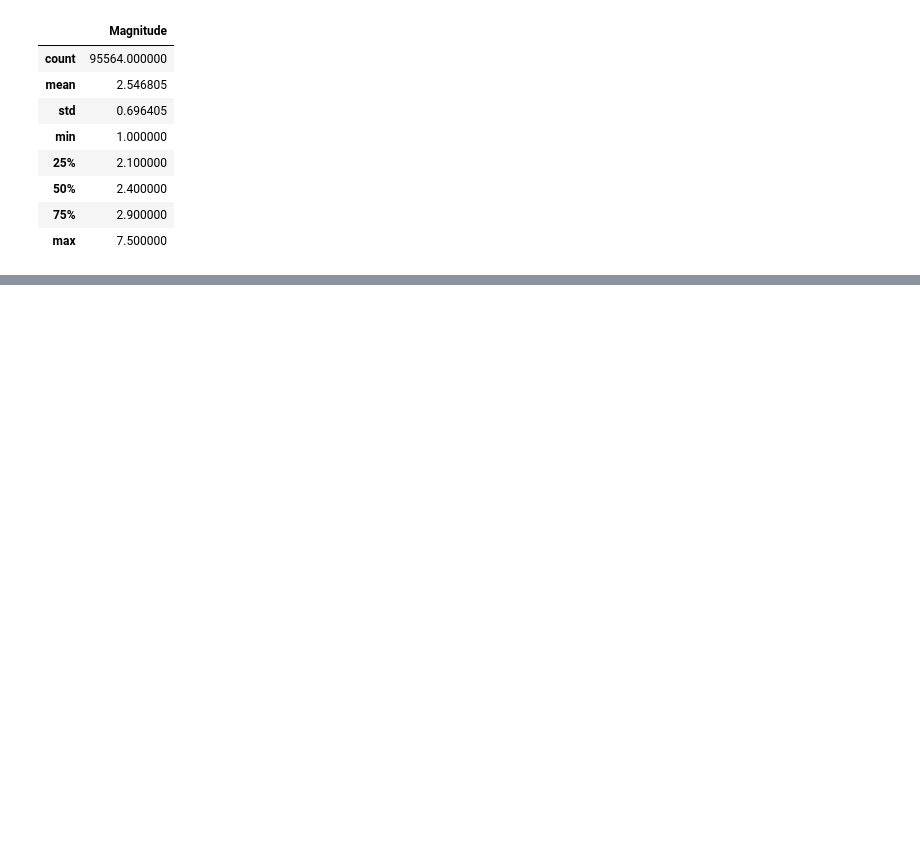
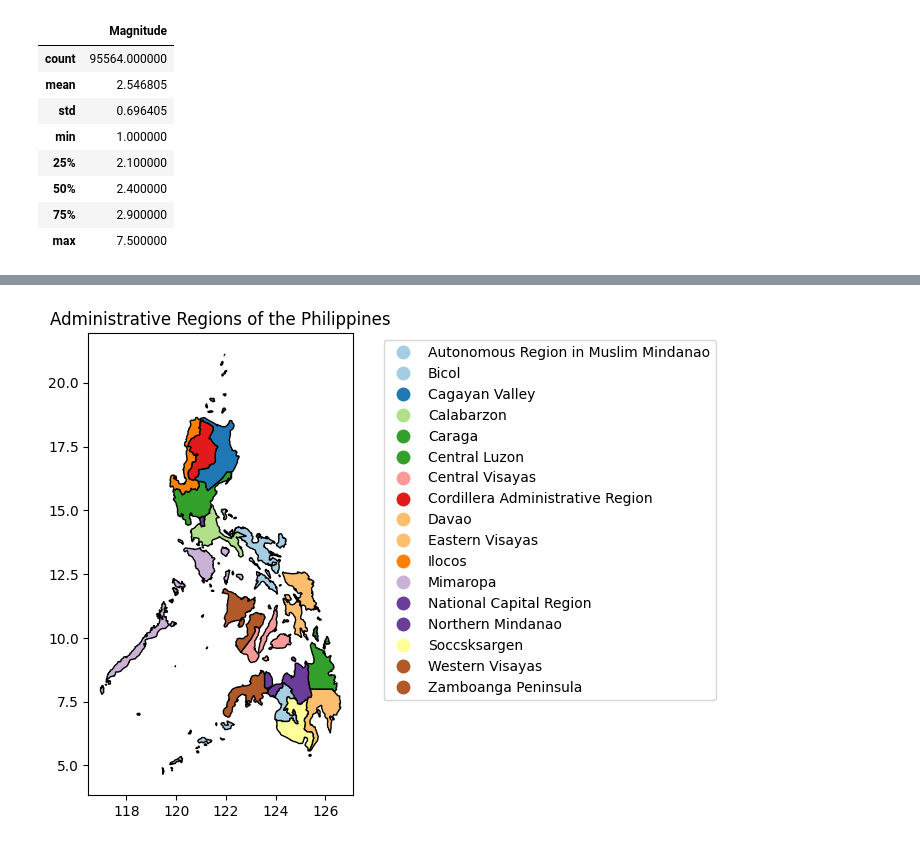
Before and after one commit to nic0-dev/ph-earthquake-clusters, a Jupyter notebook: notebooks/01_data_exploration.ipynb, the cells around one changed output, grey strips where cells are left out. Saved outputs shown, nothing was run; the diff lists cells and outputs as text; code cells hidden in the pictures; blank space fills up the shorter version.

```diff
--- a/notebooks/01_data_exploration.ipynb
+++ b/notebooks/01_data_exploration.ipynb
@@ -64,0 +124,12 @@ df.head()
+# %%
+# Load Shapefiles
+import os
+
+shapefile_path = '../data/philippines_shapefile/ph.shp'
+
+ph_shape = gpd.read_file(shapefile_path).to_crs(epsg=4326)
+ph_shape = ph_shape.drop(columns=['source'])
+ph_shape = ph_shape.rename(index=str, columns={'name' : 'region_name'})
+
+print(ph_shape)
+print(ph_shape.crs)
@@ -64,0 +154,8 @@ df.head()
+# %%
+fig, ax = plt.subplots(figsize=(6,6))
+ph_shape.plot(ax=ax, column='region_name', legend=True, cmap='Paired', edgecolor='black', legend_kwds={'bbox_to_anchor': (2.4, 1)})
+
+plt.title("Administrative Regions of the Philippines")
+plt.show()
+# %% [output]
+[figure, added]
```
Also changed, not shown: parts of 16 cells of this notebook.
